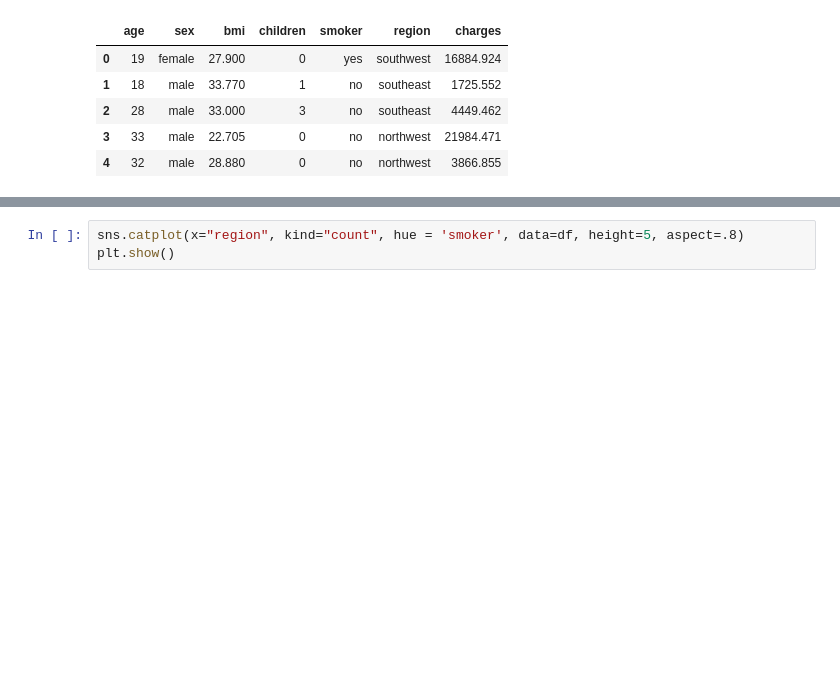
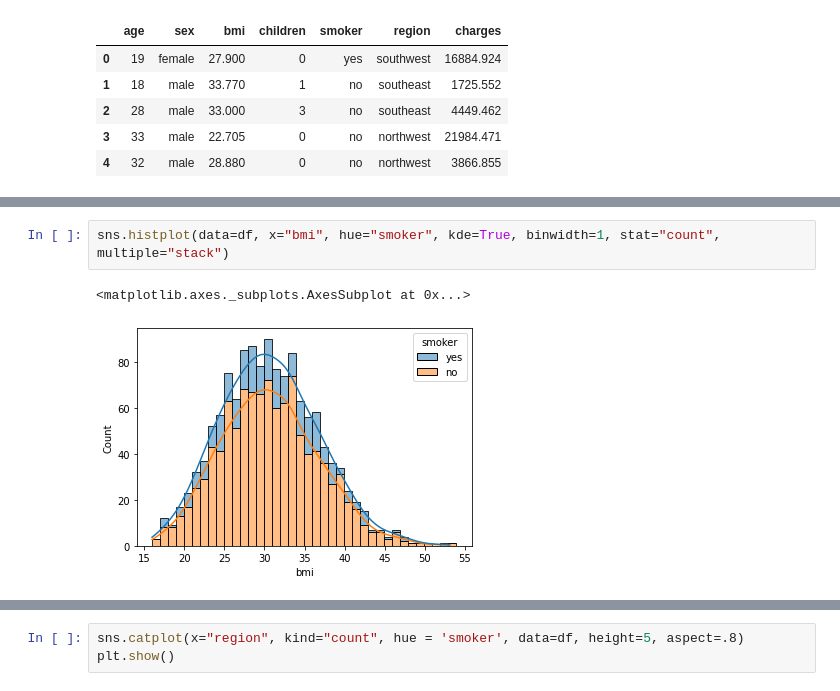
Before and after one commit to atacanozkan/health_insurance_cost_prediction, a Jupyter notebook: main.ipynb, the cells around one changed output, grey strips where cells are left out. Saved outputs shown, nothing was run; the diff lists cells and outputs as text; blank space fills up the shorter version.

```diff
--- a/main.ipynb
+++ b/main.ipynb
@@ -339 +358,6 @@ df.head()
+# %%
+sns.histplot(data=df, x="bmi", hue="smoker", kde=True, binwidth=1, stat="count", multiple="stack")
+# %% [output]
+<matplotlib.axes._subplots.AxesSubplot at 0x...>
+[figure, added]
 # %%
```
Also changed, not shown: parts of 23 cells of this notebook.
